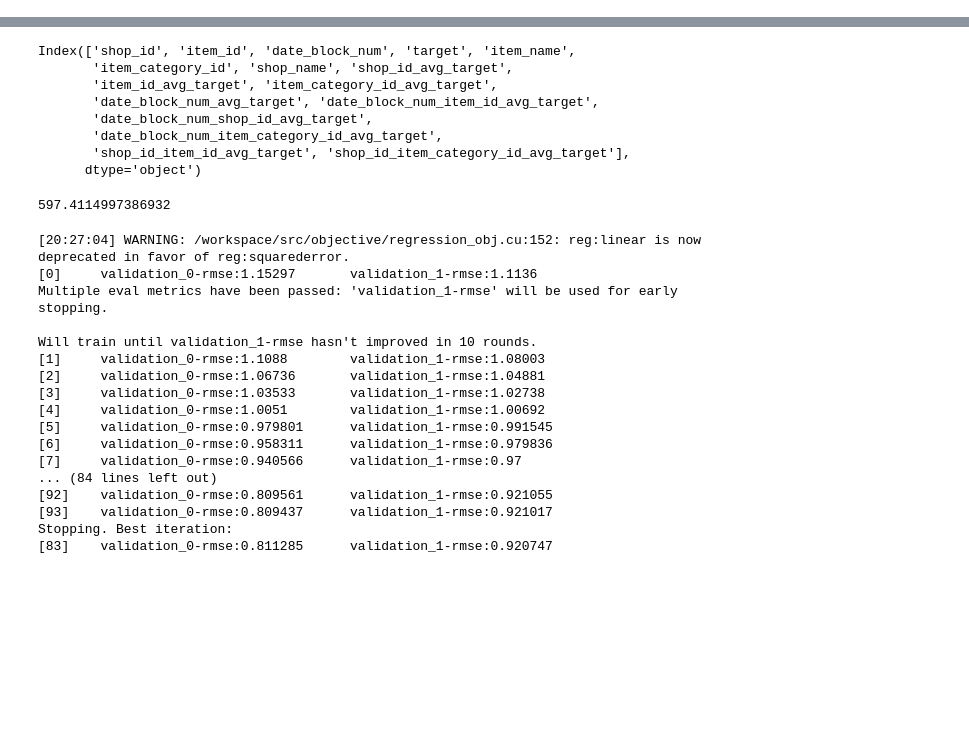
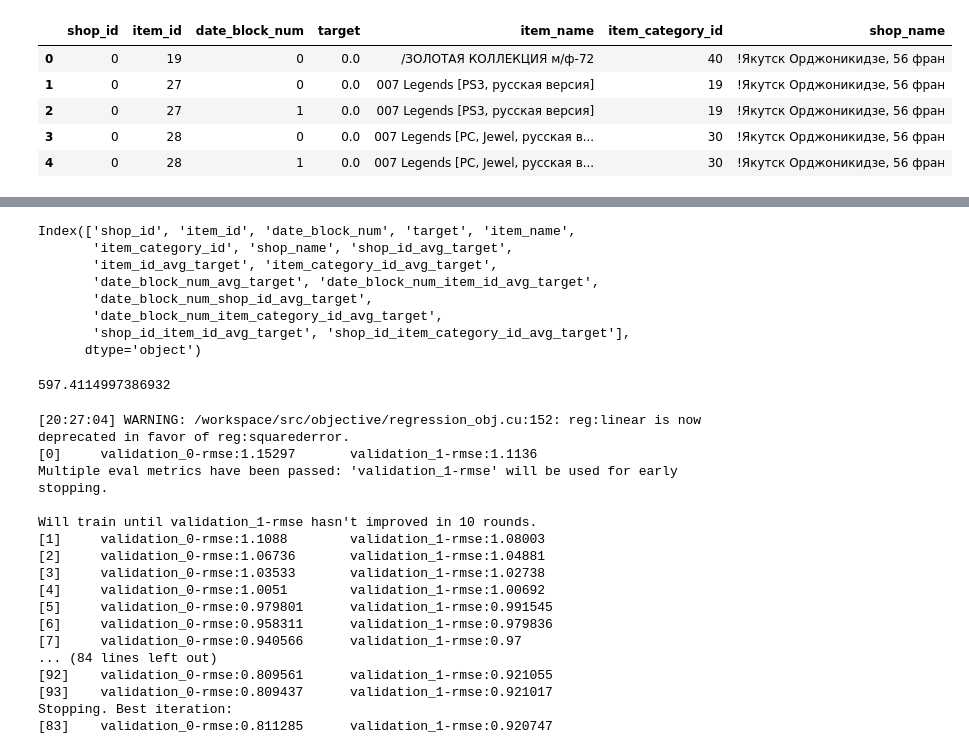
Before and after one commit to andresvir14/HWDCC_LFTK-, a Jupyter notebook: HWDCC_LFTK_Final_Proyect.ipynb, the cells around one changed output, grey strips where cells are left out. Drawn from its saved outputs; the diff is of its cells as text; code cells hidden in the pictures; blank space fills up the shorter version.

```diff
--- a/HWDCC_LFTK_Final_Proyect.ipynb
+++ b/HWDCC_LFTK_Final_Proyect.ipynb
@@ -111,3 +111,16 @@ train['target'] = train['target'].clip(0,20)
 train.sort_values(['date_block_num','shop_id','item_id'],inplace=True)
 
 del grid, gb
+# %%
+# Add information from items and shops to train set
+train = pd.merge(train, items, on = ['item_id']) # Join item_name and item category
+train = pd.merge(train, shops, on = ['shop_id']) # Join shop_name
+# %%
+train.head()
+# %% [output]
+|  | shop_id | item_id | date_block_num | target | item_name | item_category_id | shop_name |
+| 0 | 0 | 19 | 0 | 0.0 | /ЗОЛОТАЯ КОЛЛЕКЦИЯ м/ф-72 | 40 | !Якутск Орджоникидзе, 56 фран |
+| 1 | 0 | 27 | 0 | 0.0 | 007 Legends [PS3, русская версия] | 19 | !Якутск Орджоникидзе, 56 фран |
+| 2 | 0 | 27 | 1 | 0.0 | 007 Legends [PS3, русская версия] | 19 | !Якутск Орджоникидзе, 56 фран |
+| 3 | 0 | 28 | 0 | 0.0 | 007 Legends [PС, Jewel, русская в... | 30 | !Якутск Орджоникидзе, 56 фран |
+| 4 | 0 | 28 | 1 | 0.0 | 007 Legends [PС, Jewel, русская в... | 30 | !Якутск Орджоникидзе, 56 фран |
```
Also changed, not shown: parts of 3 cells of this notebook.
